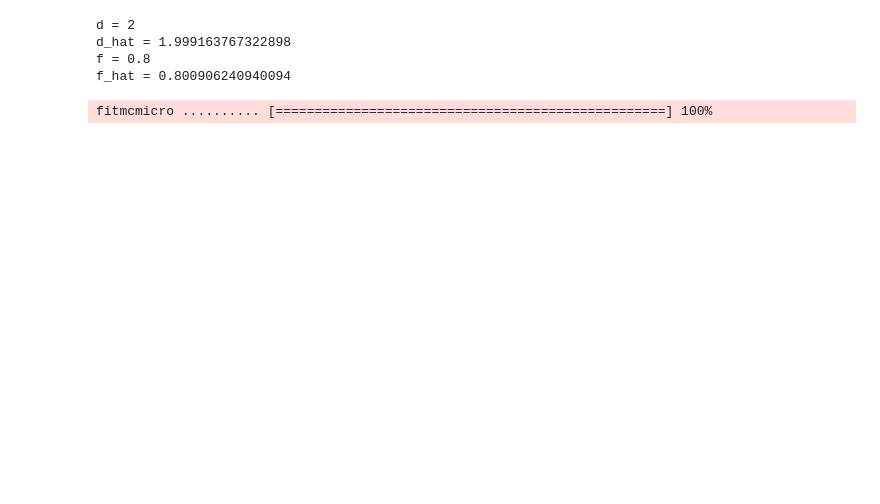
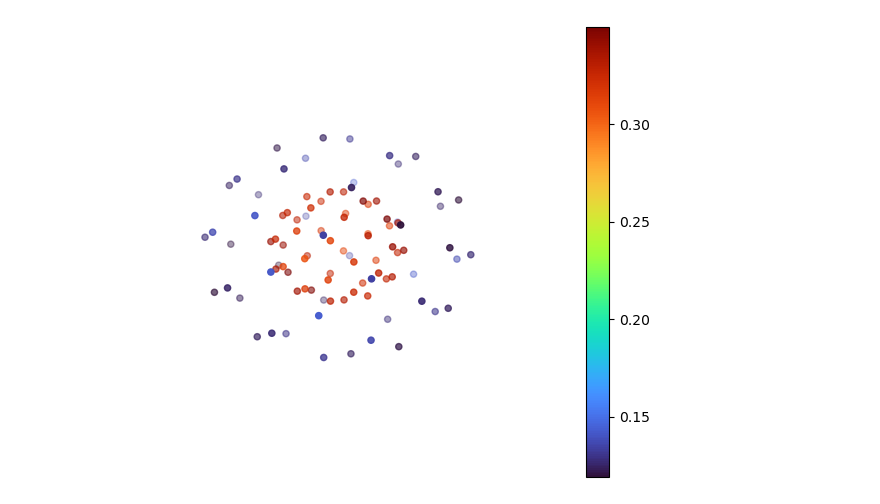
Before and after one commit to polbb/micromodelsim, a Jupyter notebook: docs/source/tutorial.ipynb, the cells around one changed output. Cells and saved outputs as stored; diff of their text form; code cells hidden in the pictures; blank space fills up the shorter version.

```diff
--- a/docs/source/tutorial.ipynb
+++ b/docs/source/tutorial.ipynb
@@ -167,27 +193,22 @@ To check that the results are accurate, let's estimate what $d$ and $f$ were usi
-# %%
-np.savetxt("dwi.bval", 1e3 * np.concatenate((np.zeros(1), bvals))[np.newaxis])
-np.savetxt("dwi.bvec", np.vstack((np.zeros(3), bvecs)).T)
-nib.save(
-    nib.Nifti1Image(
-        np.concatenate((np.ones(1), signals[0]))[np.newaxis, np.newaxis, np.newaxis],
-        np.eye(4),
-    ),
-    "dwi.nii.gz",
-)
-os.system(
-    "./fitmcmicro --bvals dwi.bval --bvecs dwi.bvec dwi.nii.gz smt_results.nii.gz"
-)  # this depends on a separate program
-
-smt_results = nib.load("smt_results.nii.gz").get_fdata()
-
-print(f"d = {d}")
-print(f"d_hat = {1e3 * smt_results[0, 0, 0, 1]}")
-
-print(f"f = {f}")
-print(f"f_hat = {smt_results[0, 0, 0, 0]}")
-# %% [output]
-d = 2
-d_hat = 1.999163767322898
-f = 0.8
-f_hat = 0.800906240940094
-fitmcmicro .......... [==================================================] 100%
+# %%
+fs = np.array([0.8, 0.2])[np.newaxis]
+ads = np.array([2, 0])[np.newaxis]
+rds = np.array([1, 1])[np.newaxis]
+odfs_sh = coeffs[np.newaxis]
+signals = mmsim.compartment_model_simulation(gradient, fs, ads, rds, odfs_sh)
+
+fig = plt.figure()
+ax = fig.add_subplot(111, projection="3d")
+im = ax.scatter(
+    bvals * bvecs[:, 0],
+    bvals * bvecs[:, 1],
+    bvals * bvecs[:, 2],
+    c=signals,
+    cmap="turbo",
+)
+plt.colorbar(im)
+ax.set_axis_off()
+fig.tight_layout()
+plt.show()
+# %% [output]
+[figure, added]
```
Also changed, not shown: parts of 12 cells of this notebook, 3 other files.
